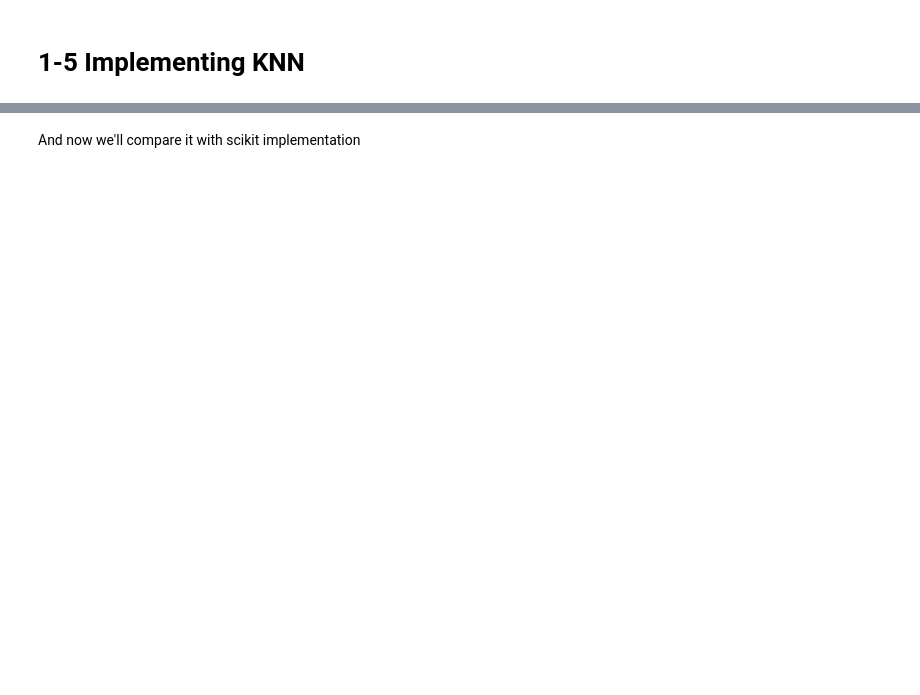
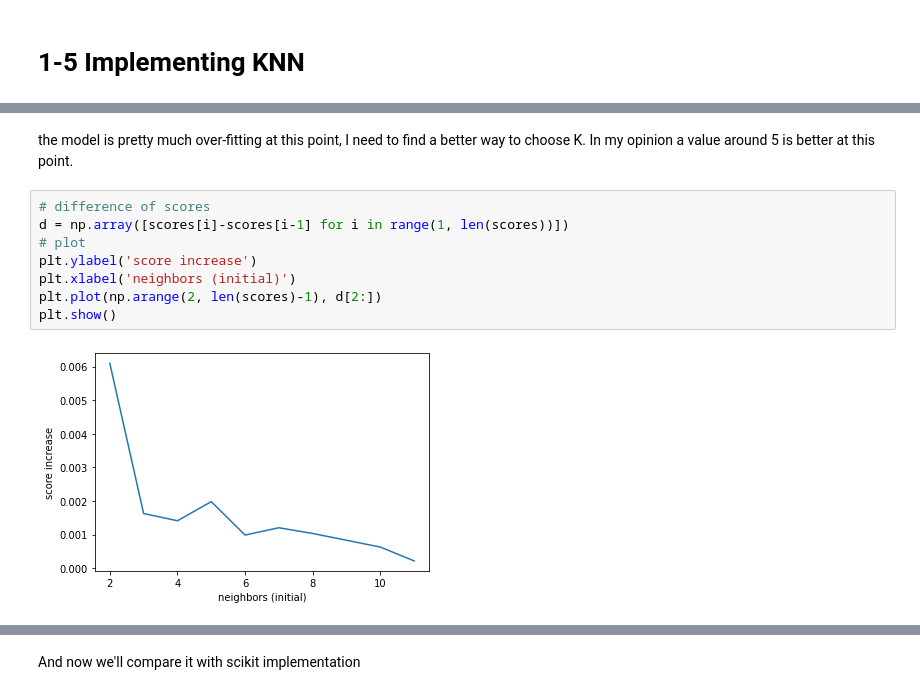
Before and after one commit to aeirya/MLProject-Diamonds, a Jupyter notebook: mlproject.ipynb, the cells around one changed output, grey strips where cells are left out. Saved outputs shown, nothing was run; the diff lists cells and outputs as text; blank space fills up the shorter version.

```diff
--- a/mlproject.ipynb
+++ b/mlproject.ipynb
@@ -470,0 +598,12 @@ array([9000.41666667,  803.66666667, 1126.16666667, ..., 5324.75      ,
+# %% [markdown]
+the model is pretty much over-fitting at this point, I need to find a better way to choose K. In my opinion a value around 5 is better at this point.
+# %%
+# difference of scores
+d = np.array([scores[i]-scores[i-1] for i in range(1, len(scores))])
+# plot
+plt.ylabel('score increase')
+plt.xlabel('neighbors (initial)')
+plt.plot(np.arange(2, len(scores)-1), d[2:])
+plt.show()
+# %% [output]
+[figure, added]
```
Also changed, not shown: parts of 160 cells of this notebook.
